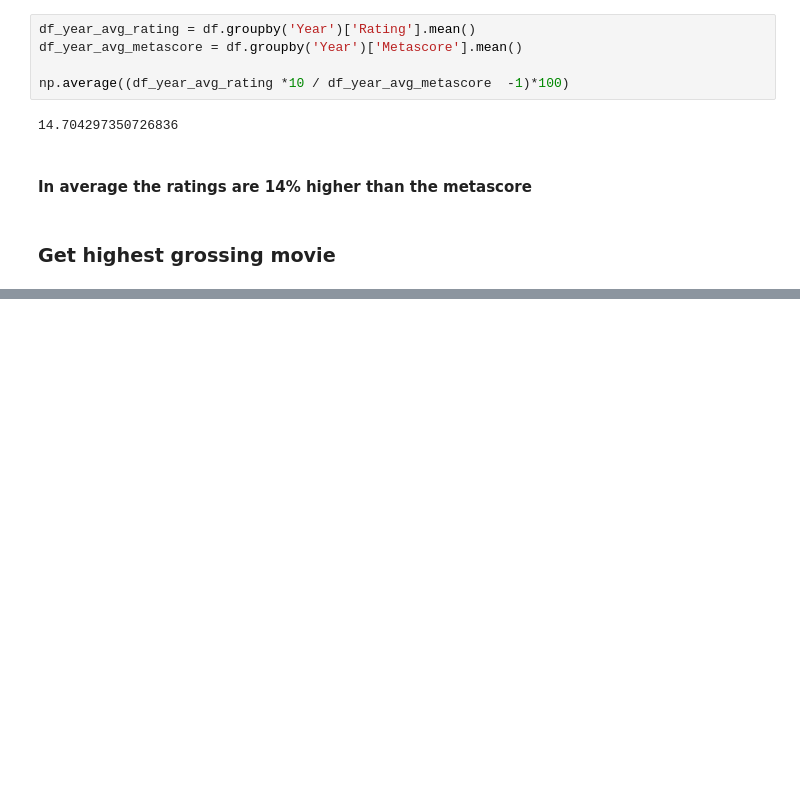
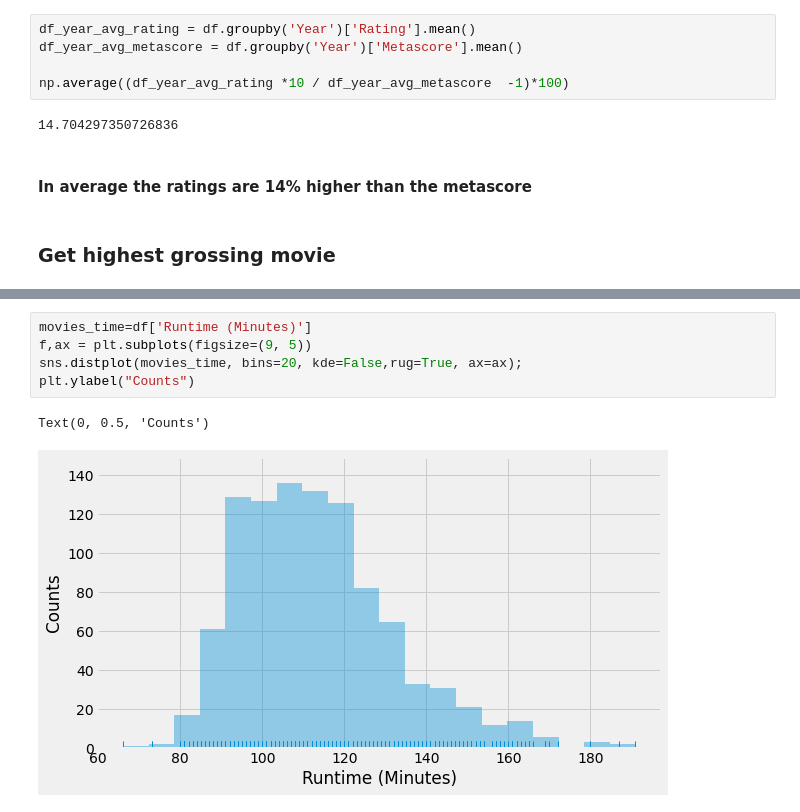
Before and after one commit to eseguia/IMDB, a Jupyter notebook: Untitled.ipynb, the cells around one changed output, grey strips where cells are left out. Drawn from its saved outputs; the diff is of its cells as text; blank space fills up the shorter version.

```diff
--- a/Untitled.ipynb
+++ b/Untitled.ipynb
@@ -217,3 +215,11 @@ df[df['Revenue (Millions)'].max() == df['Revenue (Millions)']]
 # %% [output]
 |  | Rank | Title | Genre | Description | Director | Actors | Year | Runtime (Minutes) | Rating | ... |
 | 50 | 51 | Star Wars: Episode VII - The Forc... | Action,Adventure,Fantasy | Three decades after the defeat of... | J.J. Abrams | Daisy Ridley, John Boyega, Oscar ... | 2015 | 136 | 8.1 | ... |
+# %%
+movies_time=df['Runtime (Minutes)']
+f,ax = plt.subplots(figsize=(9, 5))
+sns.distplot(movies_time, bins=20, kde=False,rug=True, ax=ax);
+plt.ylabel("Counts")
+# %% [output]
+Text(0, 0.5, 'Counts')
+[figure, added]
```
Also changed, not shown: parts of 1 cell of this notebook.
